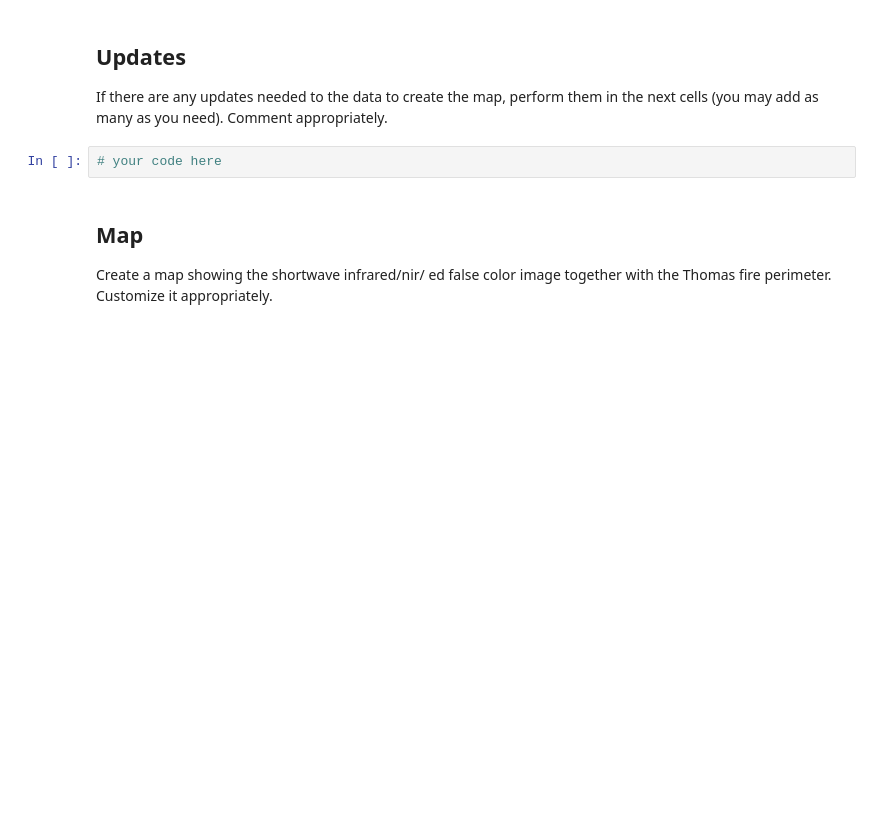
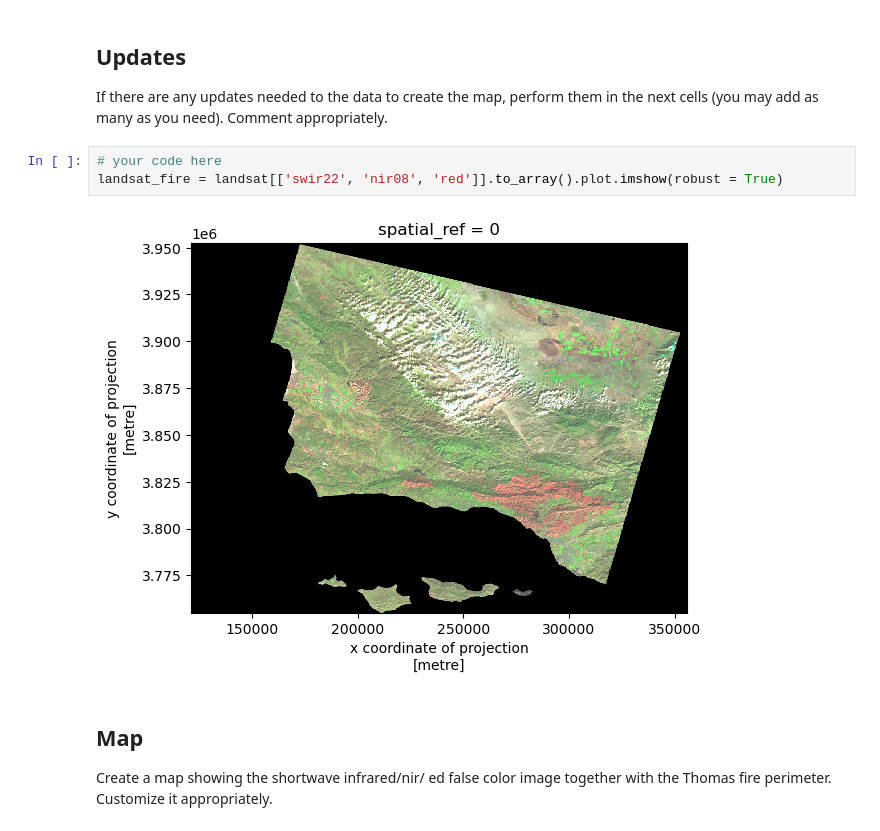
Before and after one commit to kristinaglass/eds220-hwk-4, a Jupyter notebook: hwk4-task2-false-color.ipynb, the cells around one changed output. Saved outputs shown, nothing was run; the diff lists cells and outputs as text; blank space fills up the shorter version.

```diff
--- a/hwk4-task2-false-color.ipynb
+++ b/hwk4-task2-false-color.ipynb
@@ -157,6 +210,9 @@ If there are any updates needed to the data to create the map, perform them in t
 Comment appropriately.
 # %%
 # your code here
+landsat_fire = landsat[['swir22', 'nir08', 'red']].to_array().plot.imshow(robust = True)
+# %% [output]
+[figure, added]
 # %% [markdown]
 ## Map
 
```
Also changed, not shown: parts of 10 cells of this notebook.
